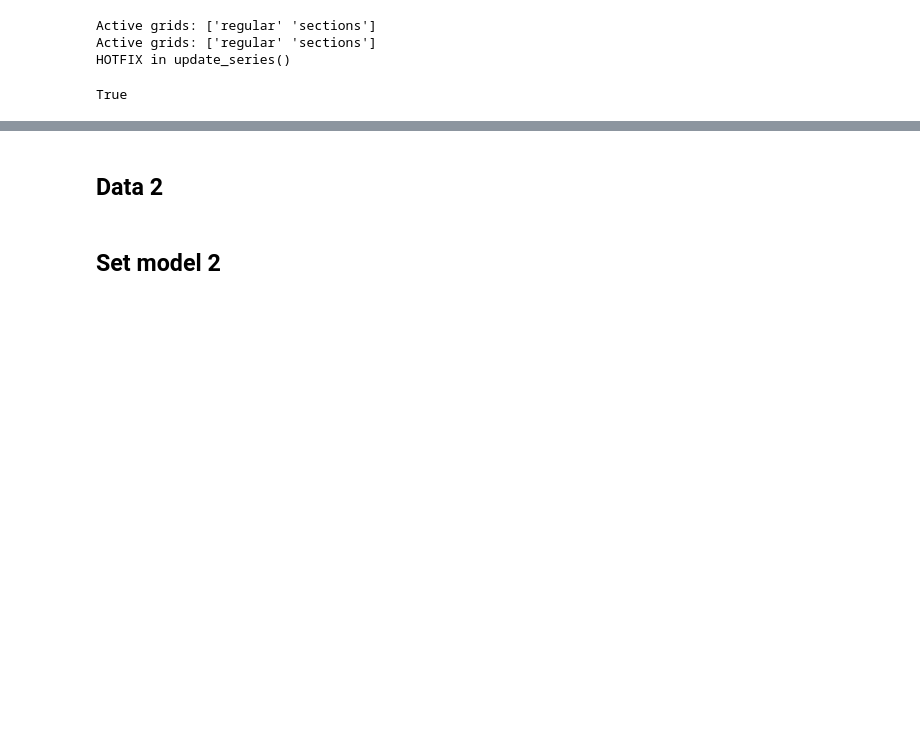
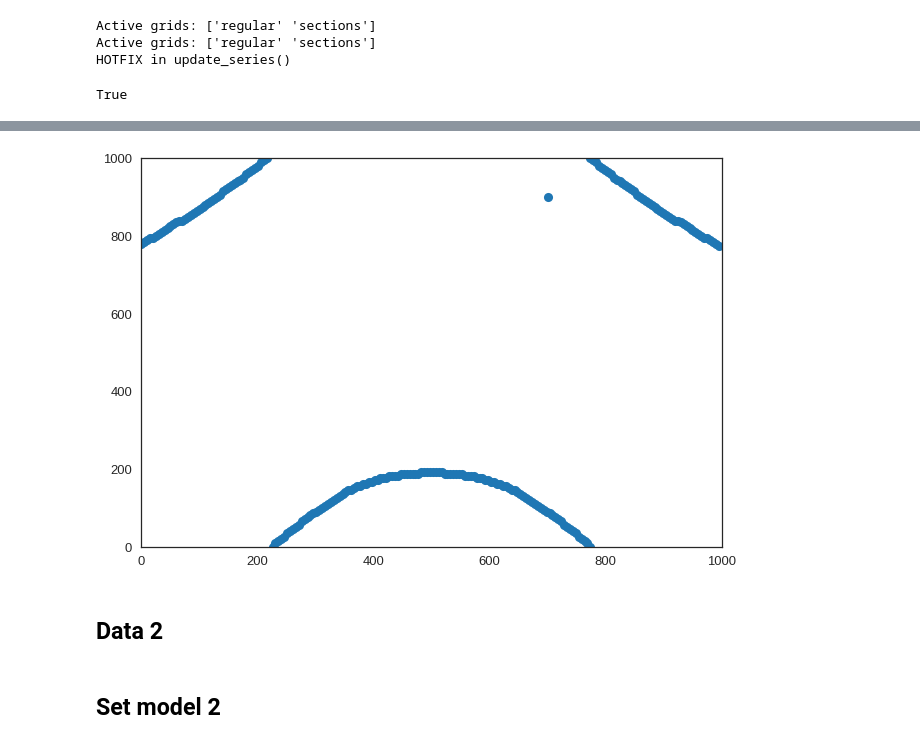
Before and after one commit to TrellixVulnTeam/gempy-notebooks_Q97W, a Jupyter notebook: server-gempy/geo-model-v4.ipynb, the cells around one changed output, grey strips where cells are left out. Saved outputs shown, nothing was run; the diff lists cells and outputs as text; code cells hidden in the pictures; blank space fills up the shorter version.

```diff
--- a/server-gempy/geo-model-v4.ipynb
+++ b/server-gempy/geo-model-v4.ipynb
@@ -177,3 +178,28 @@ plt.show()
+# %%
+# get section grid values  # rest is regular grid points
+points_in_section = section_shape[0] * section_shape[1]
+section_grid_values = geo_model.grid.values[:points_in_section,:]
+
+# destructure & reshape
+section_xvals = section_grid_values[:,0].reshape(section_shape).T
+section_yvals = section_grid_values[:,1].reshape(section_shape).T
+section_zvals = section_grid_values[:,2].reshape(section_shape).T
+
+# cut out values of surface
+section_xvals_surface = section_xvals[:-1,:][biger_level_0_i]
+section_yvals_surface = section_yvals[:-1,:][biger_level_0_i]
+section_zvals_surface = section_zvals[:-1,:][biger_level_0_i]
+# %%
+fig = plt.figure()
+ax = fig.add_subplot(1,1,1)
+
+ax.plot(section_xvals_surface.flatten(), section_zvals_surface.flatten(), 'o')
+ax.set_xlim(0,1000)
+ax.set_ylim(0,1000)
+
+plt.show()
+# %% [output]
+[figure, added]
 # %% [markdown]
 ## Data 2
 # %%
```
Also changed, not shown: parts of 5 cells of this notebook.
